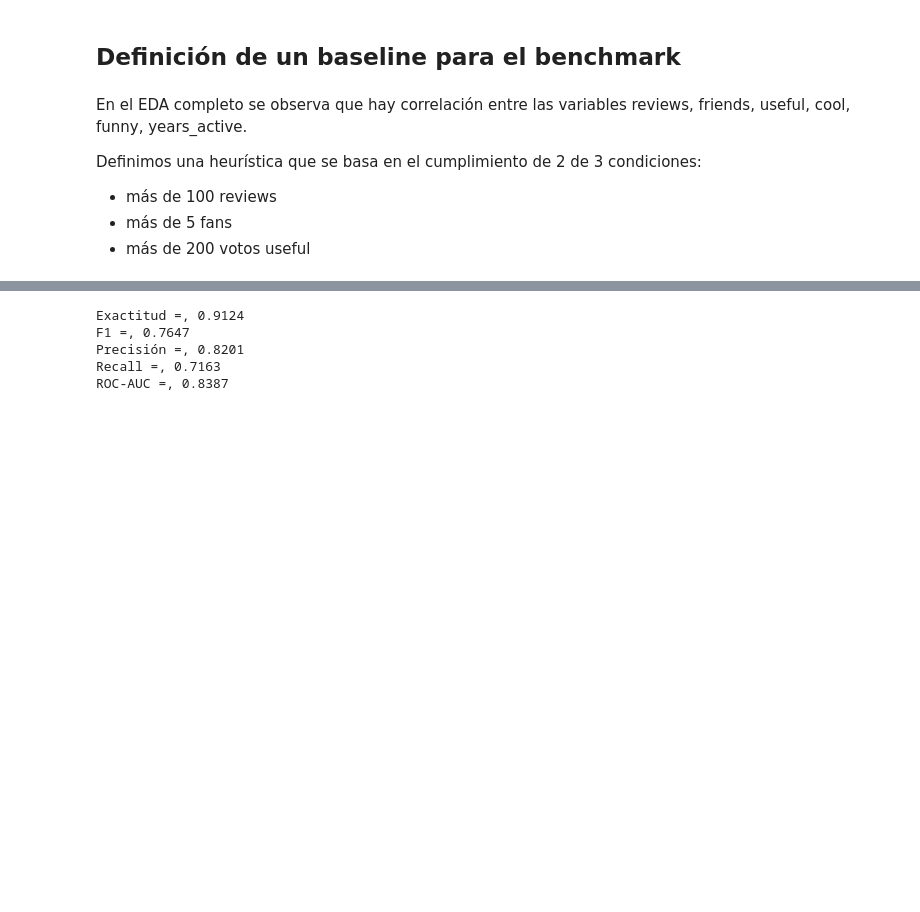
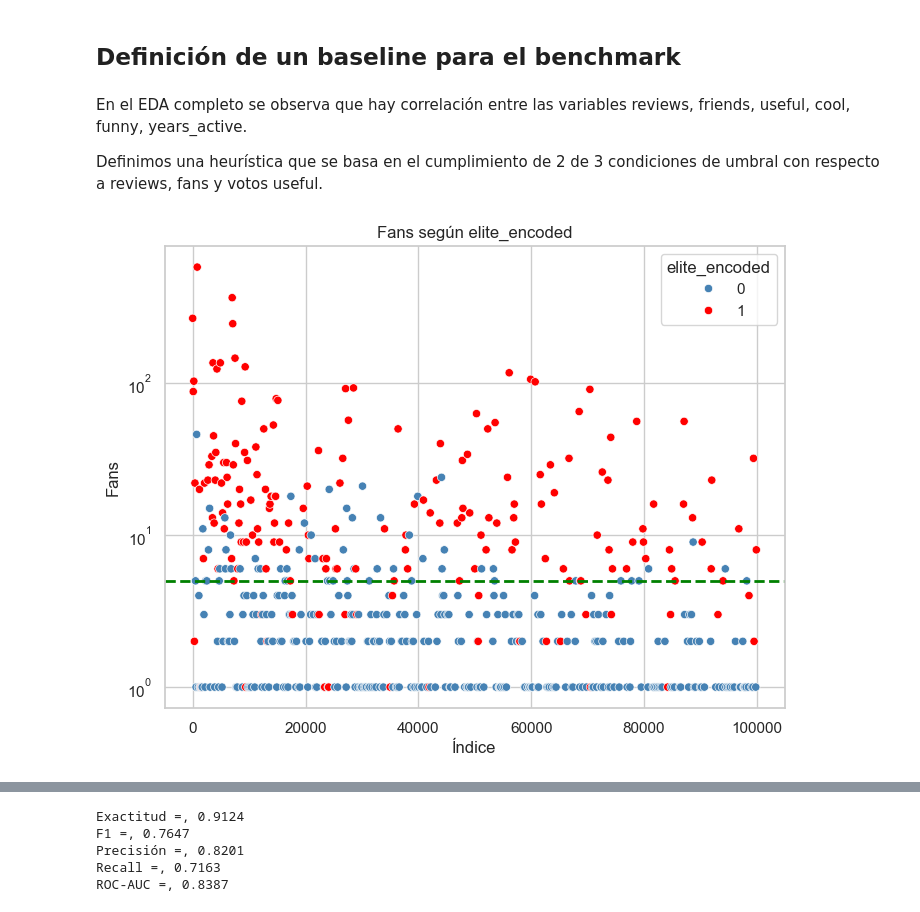
Before and after one commit to waltergsotelo/aprendizaje_maquina, a Jupyter notebook: yelp_eda_resumen_ml.ipynb, the cells around one changed output, grey strips where cells are left out. Drawn from its saved outputs; the diff is of its cells as text; code cells hidden in the pictures; blank space fills up the shorter version.

```diff
--- a/yelp_eda_resumen_ml.ipynb
+++ b/yelp_eda_resumen_ml.ipynb
@@ -510,7 +516,23 @@ Entonces podemos considerar eliminar compliment_photos y average_stars para hace
 # %% [markdown]
 En el EDA completo se observa que hay correlación entre las variables reviews, friends, useful, cool, funny, years_active.
 
-Definimos una heurística que se basa en el cumplimiento de 2 de 3 condiciones:
-*   más de 100 reviews
-*   más de 5 fans
-*   más de 200 votos useful
+Definimos una heurística que se basa en el cumplimiento de 2 de 3 condiciones de umbral con respecto a reviews, fans y votos useful.
+# %%
+df_plot = df_binclass.iloc[::100]
+plt.figure(figsize=(8, 6))
+
+sns.scatterplot(
+    data=df_plot,
+    x=df_plot.index,
+    y="fans",
+    hue="elite_encoded",
+    palette={0: "steelblue", 1: "red"}
+)
+plt.axhline(y=5, color='green', linestyle='--', linewidth=2, label='y = 5')
+plt.yscale("log")
+plt.xlabel("Índice")
+plt.ylabel("Fans")
+plt.title("Fans según elite_encoded")
+plt.show()
+# %% [output]
+[figure, added]
```
Also changed, not shown: parts of 6 cells of this notebook.
